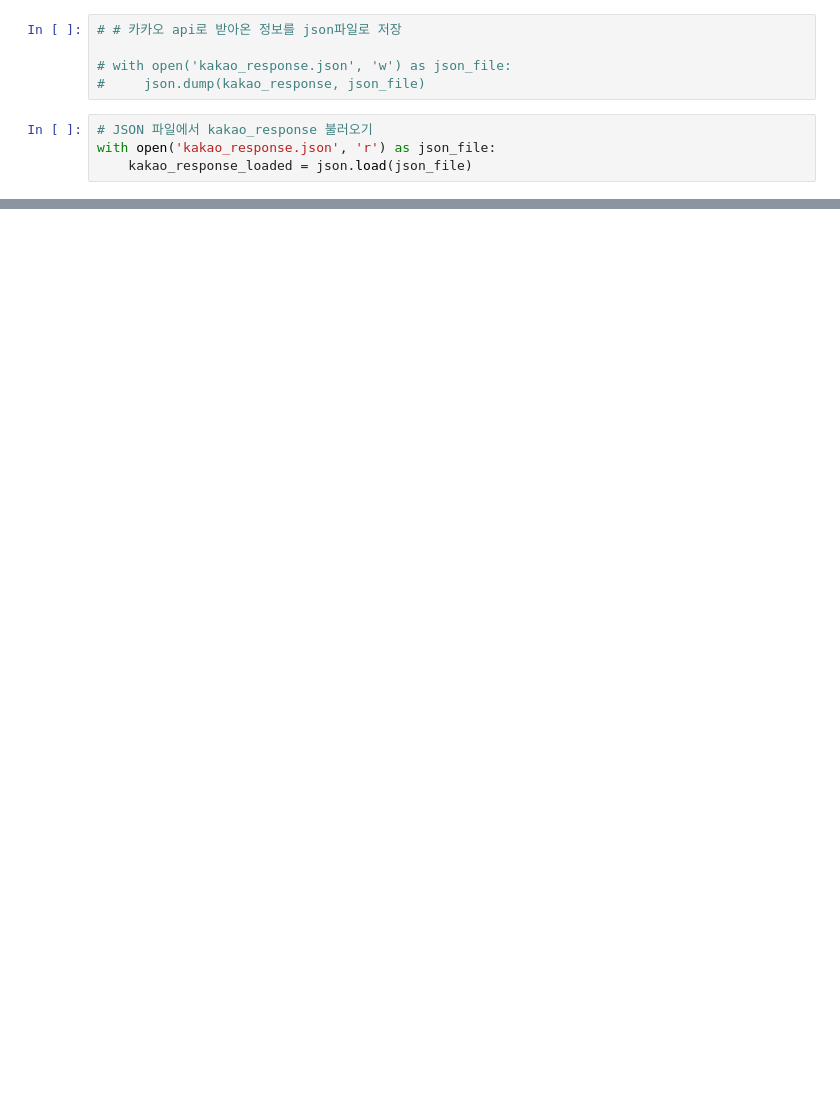
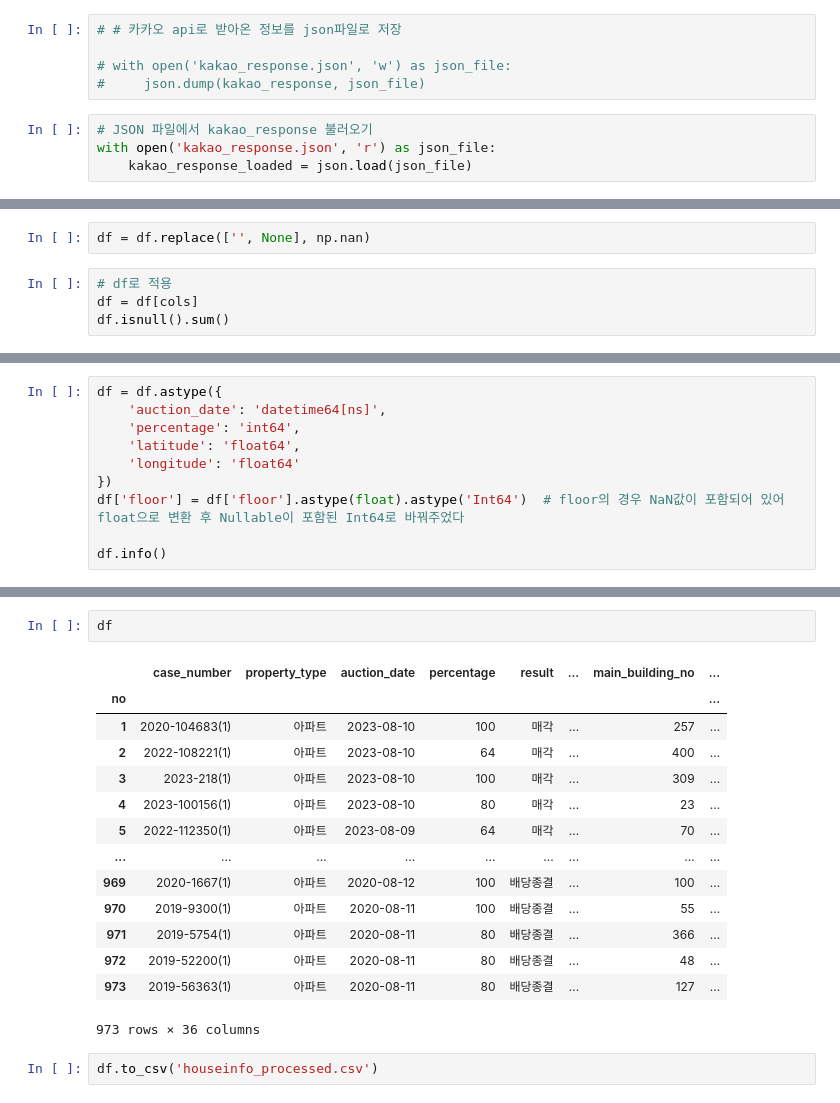
Before and after one commit to syshin0116/SeSAC, a Jupyter notebook: LazyEstate/houseinfo_preprocessing.ipynb, the cells around one changed output, grey strips where cells are left out. Cells and saved outputs as stored; diff of their text form; blank space fills up the shorter version.

```diff
--- a/LazyEstate/houseinfo_preprocessing.ipynb
+++ b/LazyEstate/houseinfo_preprocessing.ipynb
@@ -547,0 +573,6 @@ import time
+# %%
+df = df.replace(['', None], np.nan)
+# %%
+# df로 적용
+df = df[cols]
+df.isnull().sum()
@@ -547,0 +633,10 @@ import time
+# %%
+df = df.astype({
+    'auction_date': 'datetime64[ns]',
+    'percentage': 'int64',
+    'latitude': 'float64',
+    'longitude': 'float64'
+})
+df['floor'] = df['floor'].astype(float).astype('Int64')  # floor의 경우 NaN값이 포함되어 있어 float으로 변환 후 Nullable이 포함된 Int64로 바꿔주었다
+
+df.info()
@@ -547,0 +661,19 @@ import time
+# %%
+df
+# %% [output]
+|  | case_number | property_type | auction_date | percentage | result | ... | main_building_no | ... |
+| no |  |  |  |  |  |  |  | ... |
+| 1 | 2020-104683(1) | 아파트 | 2023-08-10 | 100 | 매각 | ... | 257 | ... |
+| 2 | 2022-108221(1) | 아파트 | 2023-08-10 | 64 | 매각 | ... | 400 | ... |
+| 3 | 2023-218(1) | 아파트 | 2023-08-10 | 100 | 매각 | ... | 309 | ... |
+| 4 | 2023-100156(1) | 아파트 | 2023-08-10 | 80 | 매각 | ... | 23 | ... |
+| 5 | 2022-112350(1) | 아파트 | 2023-08-09 | 64 | 매각 | ... | 70 | ... |
+| ... | ... | ... | ... | ... | ... | ... | ... | ... |
+| 969 | 2020-1667(1) | 아파트 | 2020-08-12 | 100 | 배당종결 | ... | 100 | ... |
+| 970 | 2019-9300(1) | 아파트 | 2020-08-11 | 100 | 배당종결 | ... | 55 | ... |
+| 971 | 2019-5754(1) | 아파트 | 2020-08-11 | 80 | 배당종결 | ... | 366 | ... |
+| 972 | 2019-52200(1) | 아파트 | 2020-08-11 | 80 | 배당종결 | ... | 48 | ... |
+| 973 | 2019-56363(1) | 아파트 | 2020-08-11 | 80 | 배당종결 | ... | 127 | ... |
+973 rows × 36 columns
+# %%
+df.to_csv('houseinfo_processed.csv')
```
Also changed, not shown: parts of 24 cells of this notebook, 20 other files.
